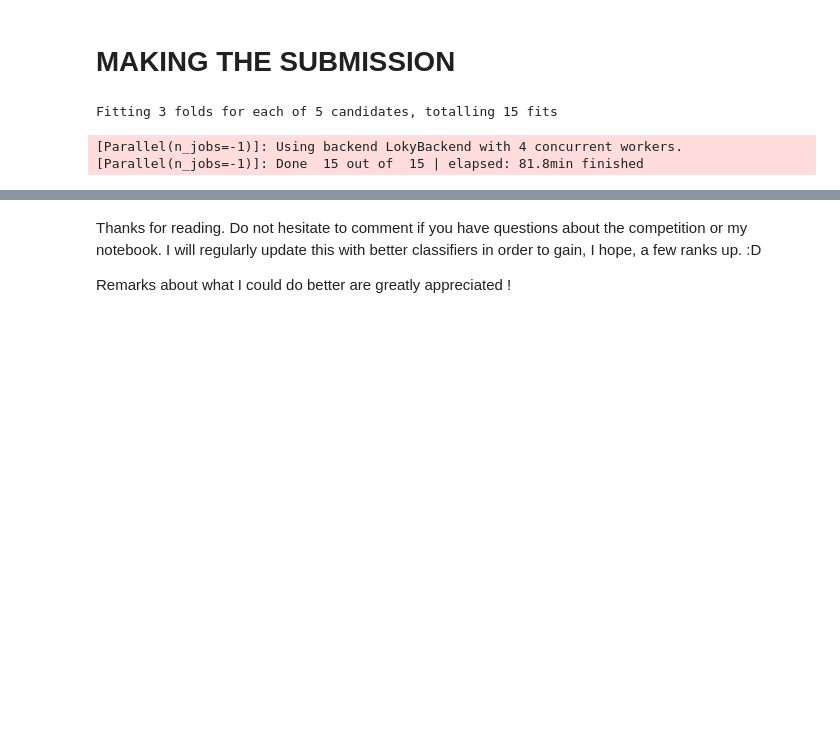
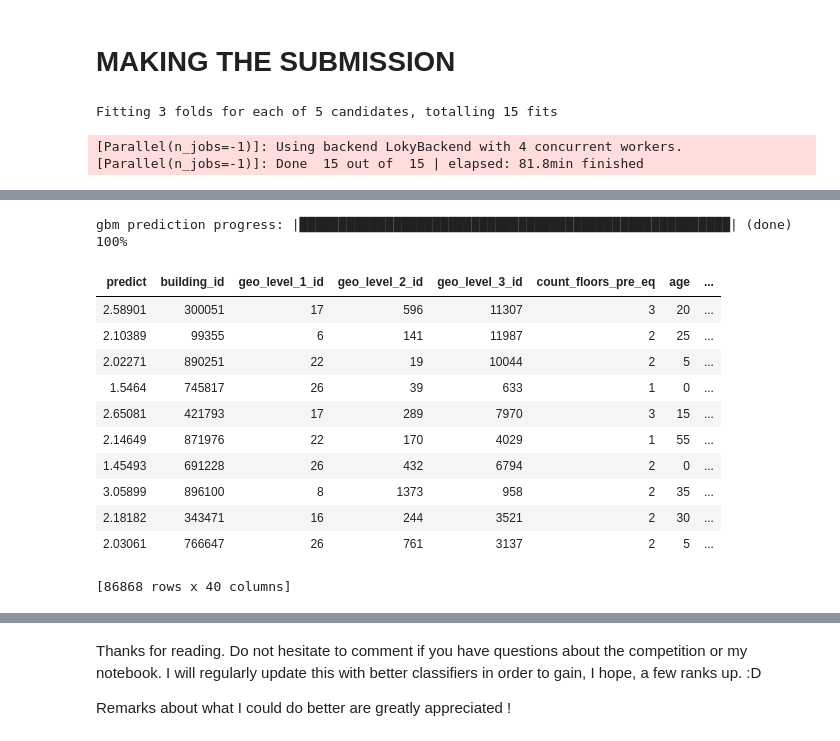
Before and after one commit to vdwow/data-science-competitions, a Jupyter notebook: DrivenData - Nepalese earthquake damages prediction/notebook.ipynb, the cells around one changed output, grey strips where cells are left out. Saved outputs shown, nothing was run; the diff lists cells and outputs as text; code cells hidden in the pictures; blank space fills up the shorter version.

```diff
--- a/DrivenData - Nepalese earthquake damages prediction/notebook.ipynb
+++ b/DrivenData - Nepalese earthquake damages prediction/notebook.ipynb
@@ -522,0 +631,18 @@ Fitting 3 folds for each of 5 candidates, totalling 15 fits
+# %%
+preds = aml.leader.predict(test_h2o)
+preds = preds.cbind(test_h2o)
+preds
+# %% [output]
+gbm prediction progress: |███████████████████████████████████████████████████████| (done) 100%
+| predict | building_id | geo_level_1_id | geo_level_2_id | geo_level_3_id | count_floors_pre_eq | age | ... |
+| 2.58901 | 300051 | 17 | 596 | 11307 | 3 | 20 | ... |
+| 2.10389 | 99355 | 6 | 141 | 11987 | 2 | 25 | ... |
+| 2.02271 | 890251 | 22 | 19 | 10044 | 2 | 5 | ... |
+| 1.5464 | 745817 | 26 | 39 | 633 | 1 | 0 | ... |
+| 2.65081 | 421793 | 17 | 289 | 7970 | 3 | 15 | ... |
+| 2.14649 | 871976 | 22 | 170 | 4029 | 1 | 55 | ... |
+| 1.45493 | 691228 | 26 | 432 | 6794 | 2 | 0 | ... |
+| 3.05899 | 896100 | 8 | 1373 | 958 | 2 | 35 | ... |
+| 2.18182 | 343471 | 16 | 244 | 3521 | 2 | 30 | ... |
+| 2.03061 | 766647 | 26 | 761 | 3137 | 2 | 5 | ... |
+[86868 rows x 40 columns]
```
Also changed, not shown: parts of 10 cells of this notebook, 1 other file.
